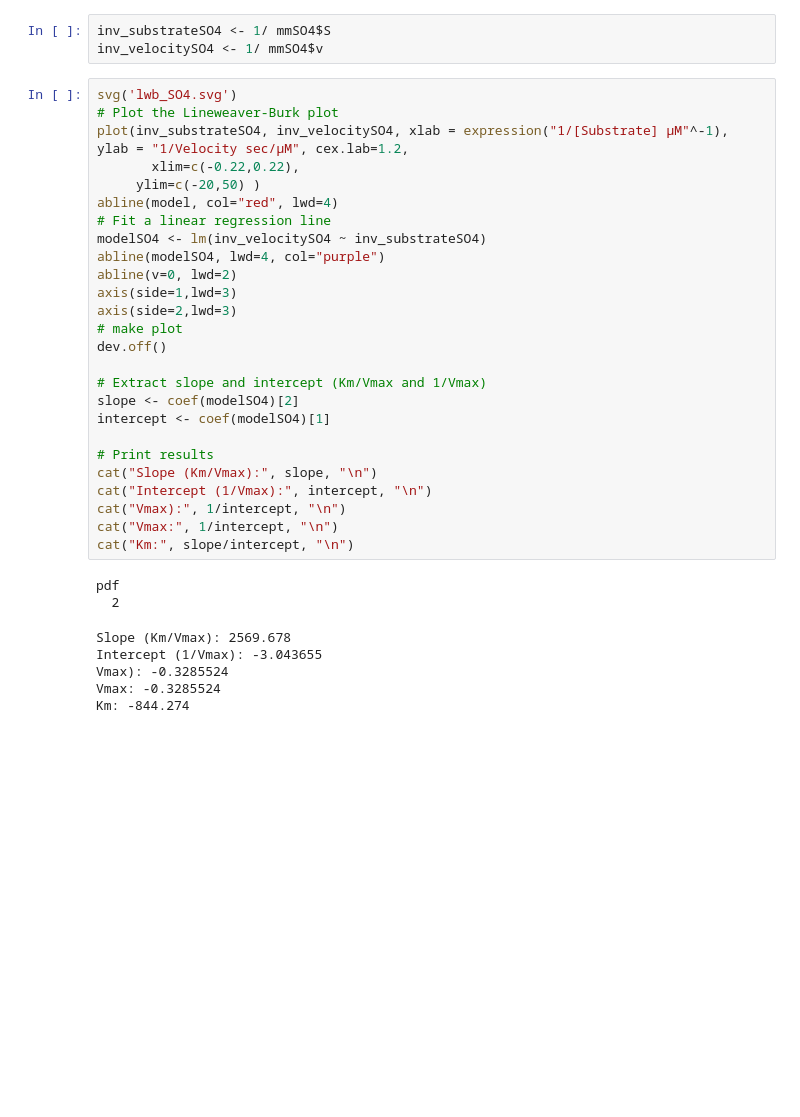
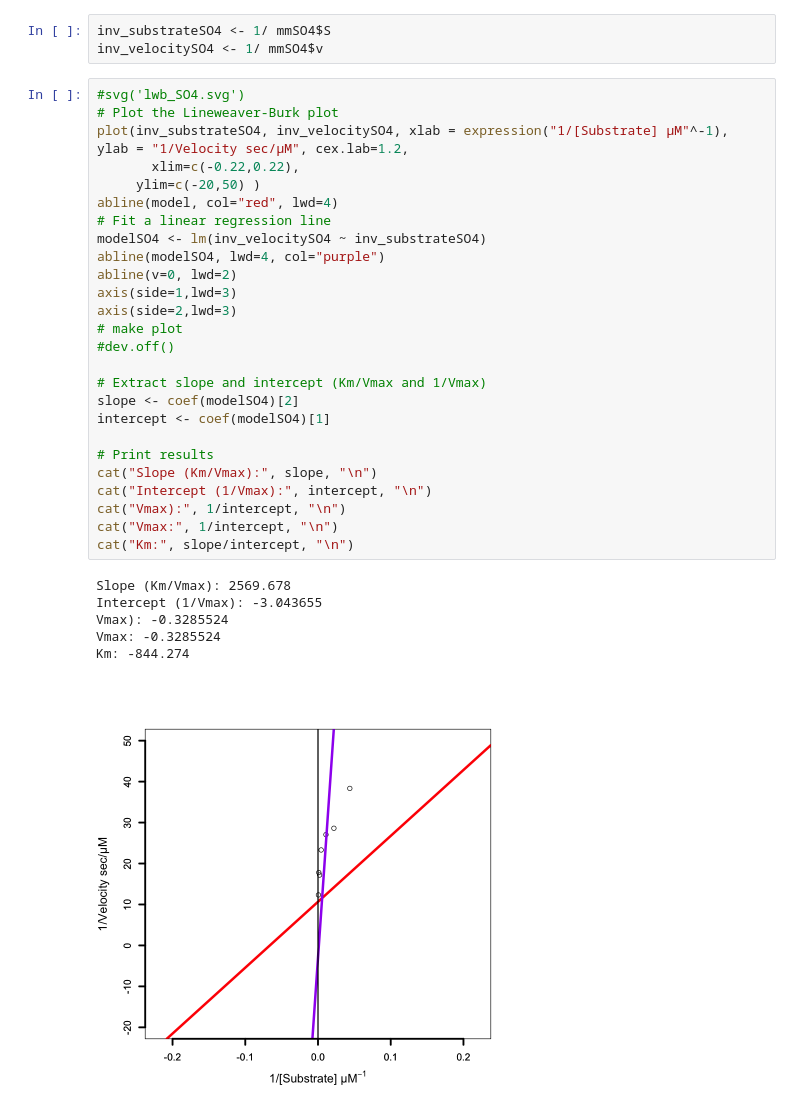
Before and after one commit to piqueen314/enzyme_kinematics, a Jupyter notebook: lineweaverBurk.ipynb, the cells around one changed output. Cells and saved outputs as stored; diff of their text form; blank space fills up the shorter version.

```diff
--- a/lineweaverBurk.ipynb
+++ b/lineweaverBurk.ipynb
@@ -239,36 +212,35 @@ mmSO4 <- structure (list(S = c(9.140767824, 22.85714286, 45.71428571, 91.4285714
 inv_substrateSO4 <- 1/ mmSO4$S
 inv_velocitySO4 <- 1/ mmSO4$v
 # %%
-svg('lwb_SO4.svg')
+#svg('lwb_SO4.svg')
 # Plot the Lineweaver-Burk plot
 plot(inv_substrateSO4, inv_velocitySO4, xlab = expression("1/[Substrate] μM"^-1), ylab = "1/Velocity sec/μM", cex.lab=1.2,
        xlim=c(-0.22,0.22),
      ylim=c(-20,50) )
 abline(model, col="red", lwd=4)
 # Fit a linear regression line
 modelSO4 <- lm(inv_velocitySO4 ~ inv_substrateSO4)
 abline(modelSO4, lwd=4, col="purple")
 abline(v=0, lwd=2)
 axis(side=1,lwd=3)
 axis(side=2,lwd=3)
 # make plot
-dev.off()
+#dev.off()
 
 # Extract slope and intercept (Km/Vmax and 1/Vmax)
 slope <- coef(modelSO4)[2]
 intercept <- coef(modelSO4)[1]
 
 # Print results
 cat("Slope (Km/Vmax):", slope, "\n")
 cat("Intercept (1/Vmax):", intercept, "\n")
 cat("Vmax):", 1/intercept, "\n")
 cat("Vmax:", 1/intercept, "\n")
 cat("Km:", slope/intercept, "\n")
 # %% [output]
-pdf
-  2
+Slope (Km/Vmax): 2569.678
+Intercept (1/Vmax): -3.043655
+Vmax): -0.3285524
+Vmax: -0.3285524
+Km: -844.274
-Slope (Km/Vmax): 2569.678
-Intercept (1/Vmax): -3.043655
-Vmax): -0.3285524
-Vmax: -0.3285524
-Km: -844.274
+[figure, added]
```
Also changed, not shown: parts of 7 cells of this notebook, 10 other files.
